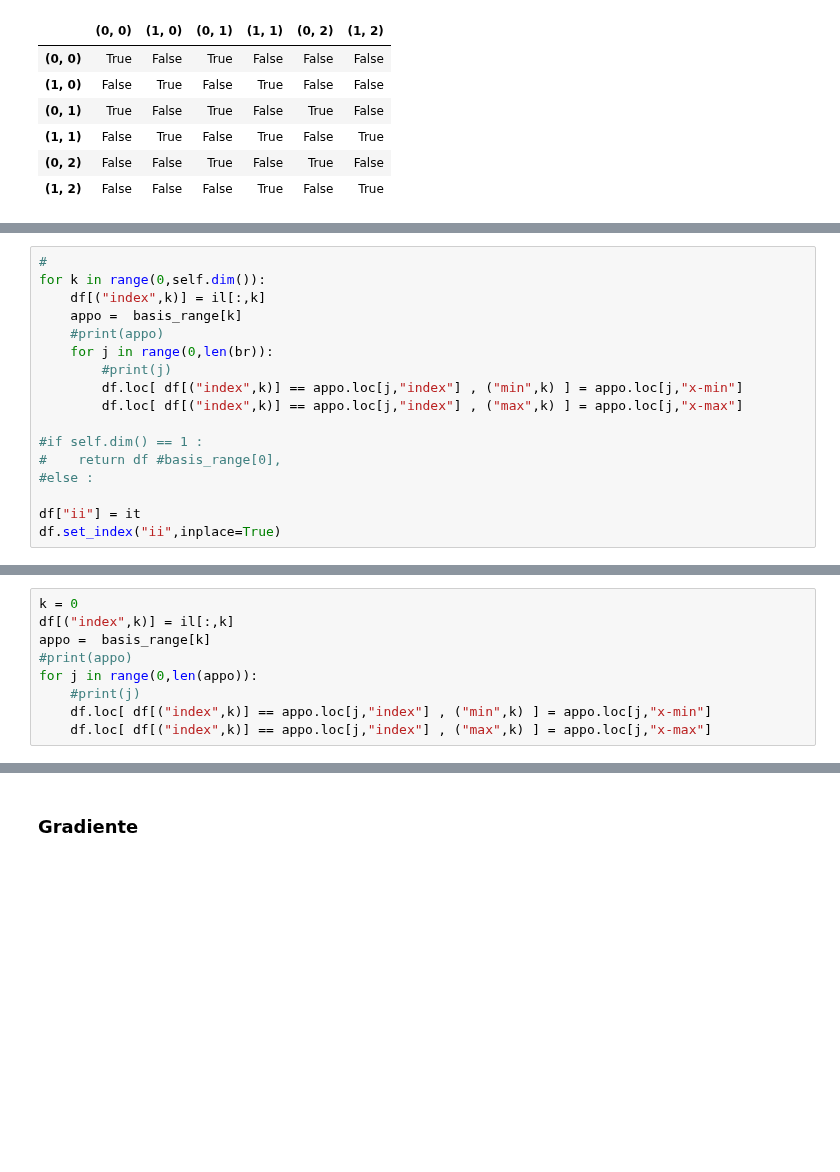
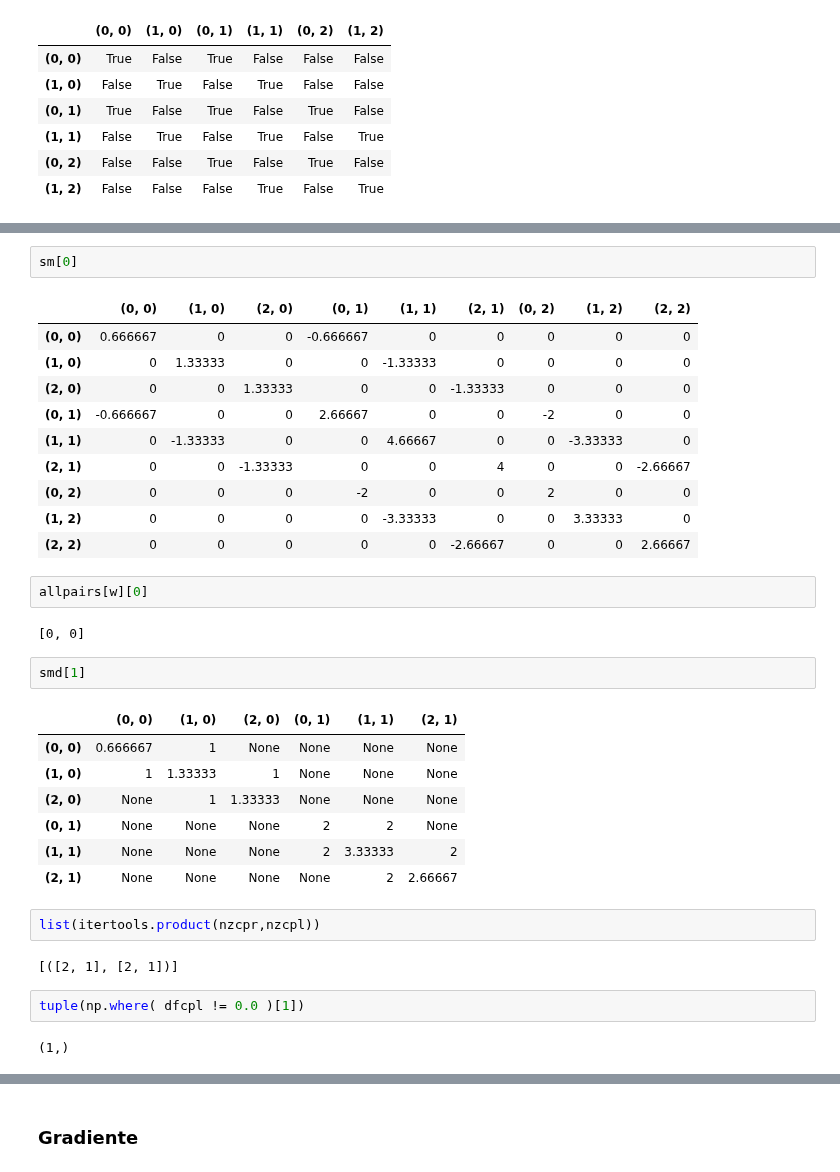
Before and after one commit to EliaStocco/Bspline, a Jupyter notebook: python/Test.ipynb, the cells around one changed output, grey strips where cells are left out. Saved outputs shown, nothing was run; the diff lists cells and outputs as text; blank space fills up the shorter version.

```diff
--- a/python/Test.ipynb
+++ b/python/Test.ipynb
@@ -828,17 +791,0 @@ df
-# %%
-#
-for k in range(0,self.dim()):
-    df[("index",k)] = il[:,k]
-    appo =  basis_range[k]
-    #print(appo)
-    for j in range(0,len(br)):
-        #print(j)
-        df.loc[ df[("index",k)] == appo.loc[j,"index"] , ("min",k) ] = appo.loc[j,"x-min"]
-        df.loc[ df[("index",k)] == appo.loc[j,"index"] , ("max",k) ] = appo.loc[j,"x-max"]
-
-#if self.dim() == 1 :
-#    return df #basis_range[0],
-#else :
-
-df["ii"] = it
-df.set_index("ii",inplace=True)
@@ -847,9 +791,0 @@ KeyError: 2
-# %%
-k = 0
-df[("index",k)] = il[:,k]
-appo =  basis_range[k]
-#print(appo)
-for j in range(0,len(appo)):
-    #print(j)
-    df.loc[ df[("index",k)] == appo.loc[j,"index"] , ("min",k) ] = appo.loc[j,"x-min"]
-    df.loc[ df[("index",k)] == appo.loc[j,"index"] , ("max",k) ] = appo.loc[j,"x-max"]
@@ -855,0 +921,35 @@ for j in range(0,len(appo)):
+# %%
+sm[0]
+# %% [output]
+|  | (0, 0) | (1, 0) | (2, 0) | (0, 1) | (1, 1) | (2, 1) | (0, 2) | (1, 2) | (2, 2) |
+| (0, 0) | 0.666667 | 0 | 0 | -0.666667 | 0 | 0 | 0 | 0 | 0 |
+| (1, 0) | 0 | 1.33333 | 0 | 0 | -1.33333 | 0 | 0 | 0 | 0 |
+| (2, 0) | 0 | 0 | 1.33333 | 0 | 0 | -1.33333 | 0 | 0 | 0 |
+| (0, 1) | -0.666667 | 0 | 0 | 2.66667 | 0 | 0 | -2 | 0 | 0 |
+| (1, 1) | 0 | -1.33333 | 0 | 0 | 4.66667 | 0 | 0 | -3.33333 | 0 |
+| (2, 1) | 0 | 0 | -1.33333 | 0 | 0 | 4 | 0 | 0 | -2.66667 |
+| (0, 2) | 0 | 0 | 0 | -2 | 0 | 0 | 2 | 0 | 0 |
+| (1, 2) | 0 | 0 | 0 | 0 | -3.33333 | 0 | 0 | 3.33333 | 0 |
+| (2, 2) | 0 | 0 | 0 | 0 | 0 | -2.66667 | 0 | 0 | 2.66667 |
+# %%
+allpairs[w][0]
+# %% [output]
+[0, 0]
+# %%
+smd[1]
+# %% [output]
+|  | (0, 0) | (1, 0) | (2, 0) | (0, 1) | (1, 1) | (2, 1) |
+| (0, 0) | 0.666667 | 1 | None | None | None | None |
+| (1, 0) | 1 | 1.33333 | 1 | None | None | None |
+| (2, 0) | None | 1 | 1.33333 | None | None | None |
+| (0, 1) | None | None | None | 2 | 2 | None |
+| (1, 1) | None | None | None | 2 | 3.33333 | 2 |
+| (2, 1) | None | None | None | None | 2 | 2.66667 |
+# %%
+list(itertools.product(nzcpr,nzcpl))
+# %% [output]
+[([2, 1], [2, 1])]
+# %%
+tuple(np.where( dfcpl != 0.0 )[1])
+# %% [output]
+(1,)
```
Also changed, not shown: parts of 21 cells of this notebook, 2 other files.
